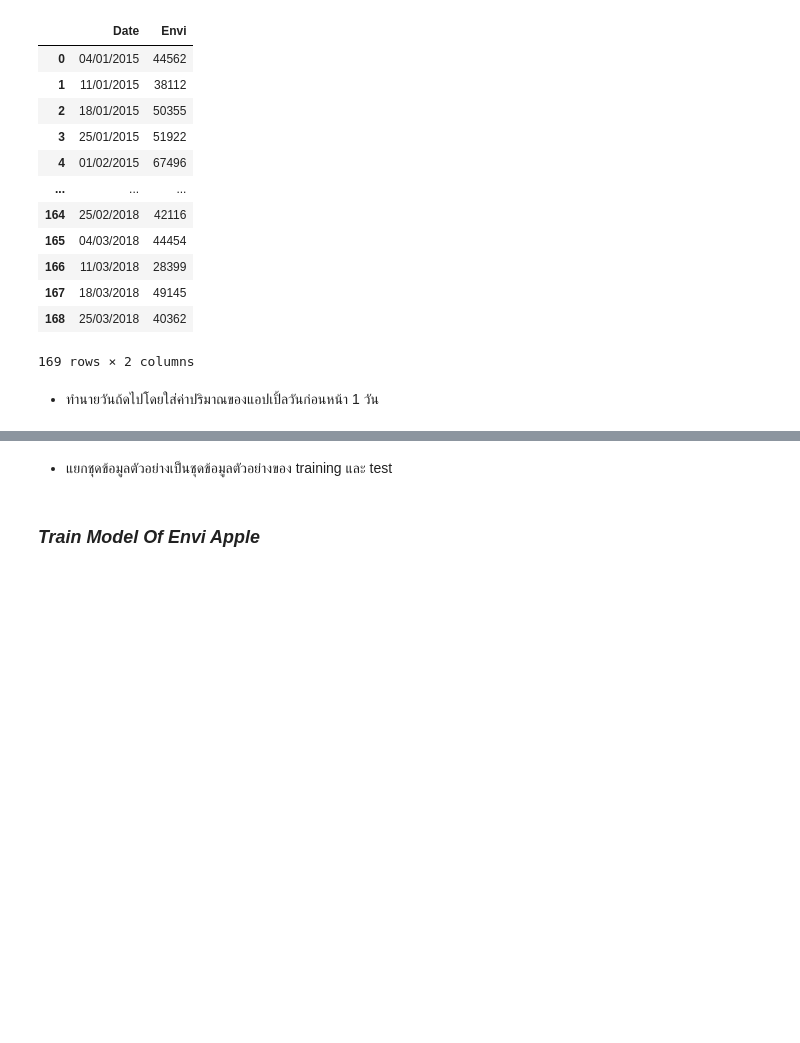
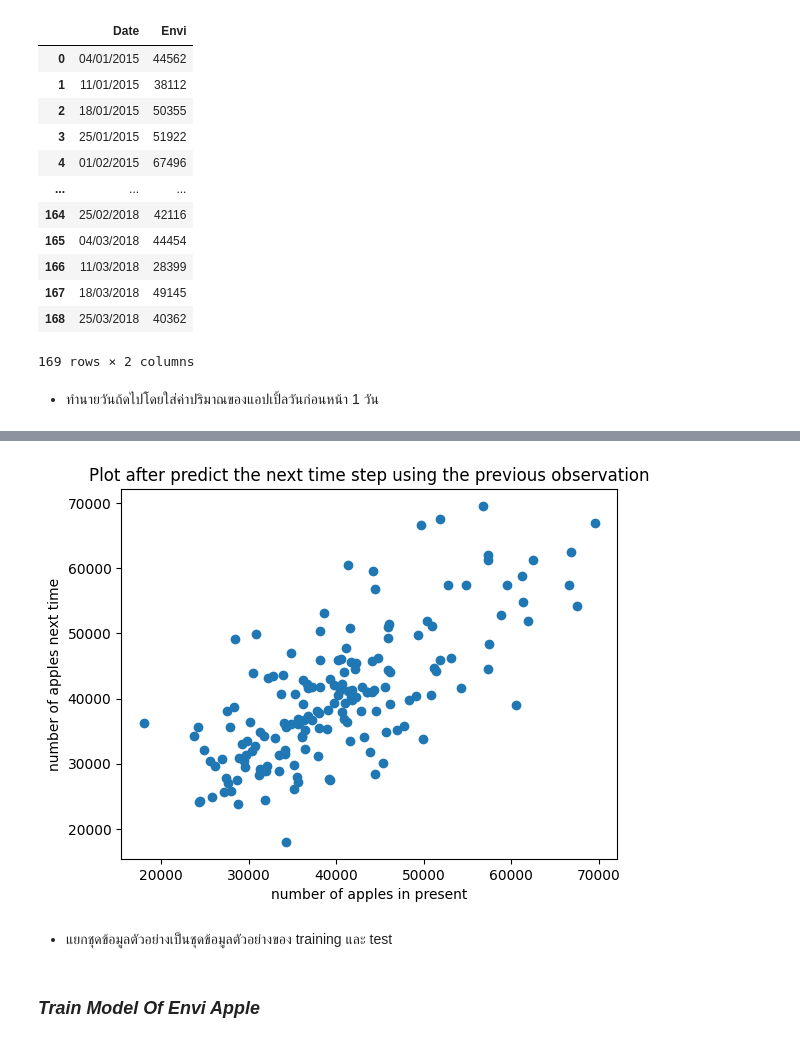
Before and after one commit to OatKID/RegressionMiniProject, a Jupyter notebook: algorithm/Envi/1_predict_1/gradientBoosting_regression.ipynb, the cells around one changed output, grey strips where cells are left out. Saved outputs shown, nothing was run; the diff lists cells and outputs as text; code cells hidden in the pictures; blank space fills up the shorter version.

```diff
--- a/algorithm/Envi/1_predict_1/gradientBoosting_regression.ipynb
+++ b/algorithm/Envi/1_predict_1/gradientBoosting_regression.ipynb
@@ -58,3 +72,11 @@ df_envi_inter
+# %%
+plt.scatter(df_envi_inter["Envi"], df_envi_inter["y"])
+plt.xlabel("number of apples in present")
+plt.ylabel("number of apples next time")
+plt.title("Plot after predict the next time step using the previous observation")
+plt.show()
+# %% [output]
+[figure, added]
 # %% [markdown]
 - แยกชุดข้อมูลตัวอย่างเป็นชุดข้อมูลตัวอย่างของ training และ test
 # %%
```
Also changed, not shown: parts of 8 cells of this notebook.
